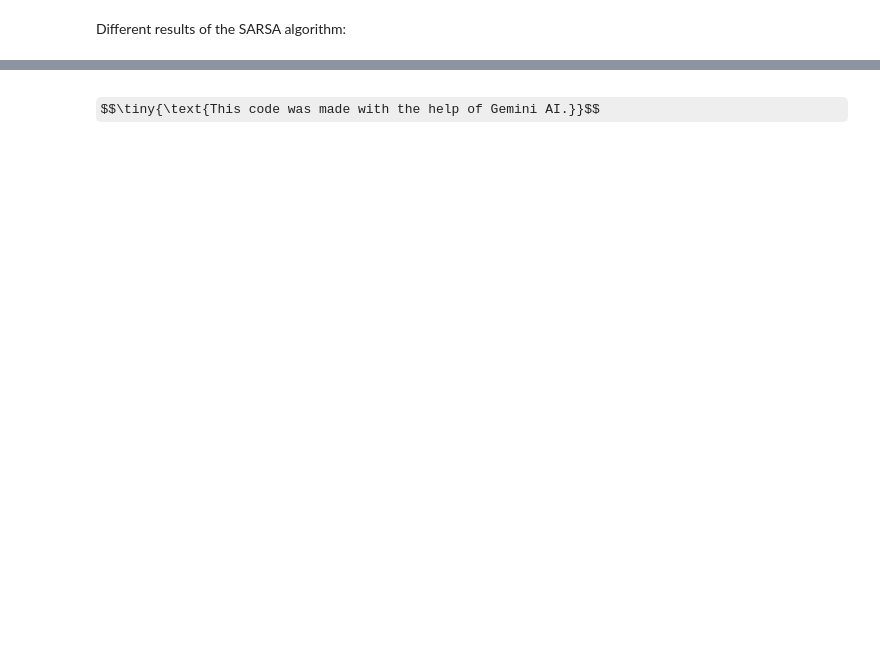
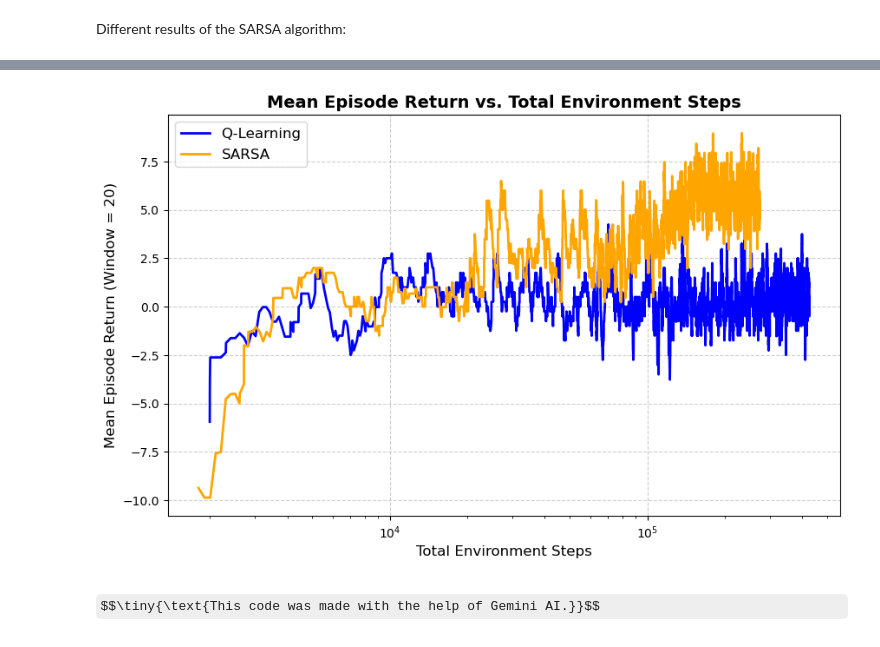
Before and after one commit to SARL-PLUS/RL_Bootcamp_2026_tutorial, a Jupyter notebook: sessions/01-fundamentals/solutions/Larger complex maze solutions.ipynb, the cells around one changed output, grey strips where cells are left out. Drawn from its saved outputs; the diff is of its cells as text; code cells hidden in the pictures; some formulas as TeX source; blank space fills up the shorter version.

```diff
--- a/sessions/01-fundamentals/solutions/Larger complex maze solutions.ipynb
+++ b/sessions/01-fundamentals/solutions/Larger complex maze solutions.ipynb
@@ -577,26 +641,17 @@ def train_agent(algorithm):
 # %%
-# Train both agents
-q_table_ql, steps_ql, rewards_ql = train_agent(algorithm="q_learning")
-q_table_sarsa, steps_sarsa, rewards_sarsa = train_agent(algorithm="sarsa")
-
-# Compute moving averages (smoothing)
-window = 20
-smooth_rewards_ql = np.convolve(rewards_ql, np.ones(window) / window, mode='valid')
-smooth_steps_ql = steps_ql[window-1:]
-
-smooth_rewards_sarsa = np.convolve(rewards_sarsa, np.ones(window) / window, mode='valid')
-smooth_steps_sarsa = steps_sarsa[window-1:]
-
 # Plot Mean Episode Return vs Environment Steps
 plt.figure(figsize=(10, 6))
 plt.plot(smooth_steps_ql, smooth_rewards_ql, label="Q-Learning", color="blue", linewidth=2)
 plt.plot(smooth_steps_sarsa, smooth_rewards_sarsa, label="SARSA", color="orange", linewidth=2)
 
 plt.title("Mean Episode Return vs. Total Environment Steps", fontsize=14, fontweight="bold")
 plt.xlabel("Total Environment Steps", fontsize=12)
 plt.ylabel(f"Mean Episode Return (Window = {window})", fontsize=12)
 plt.grid(True, linestyle="--", alpha=0.6)
 plt.legend(fontsize=12)
+plt.xscale('log')
 plt.show()
+# %% [output]
+[figure, added]
 # %% [markdown]
 $$\tiny{\text{This code was made with the help of Gemini AI.}}$$
```
Also changed, not shown: parts of 11 cells of this notebook, 5 other files.
